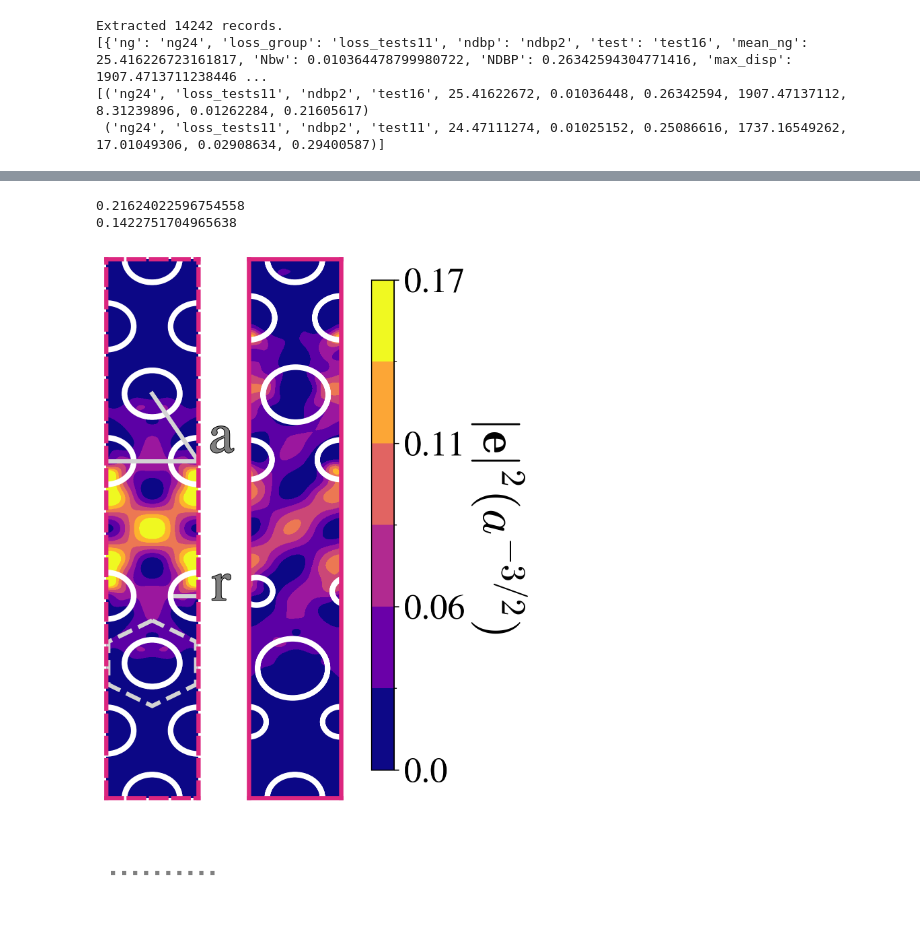
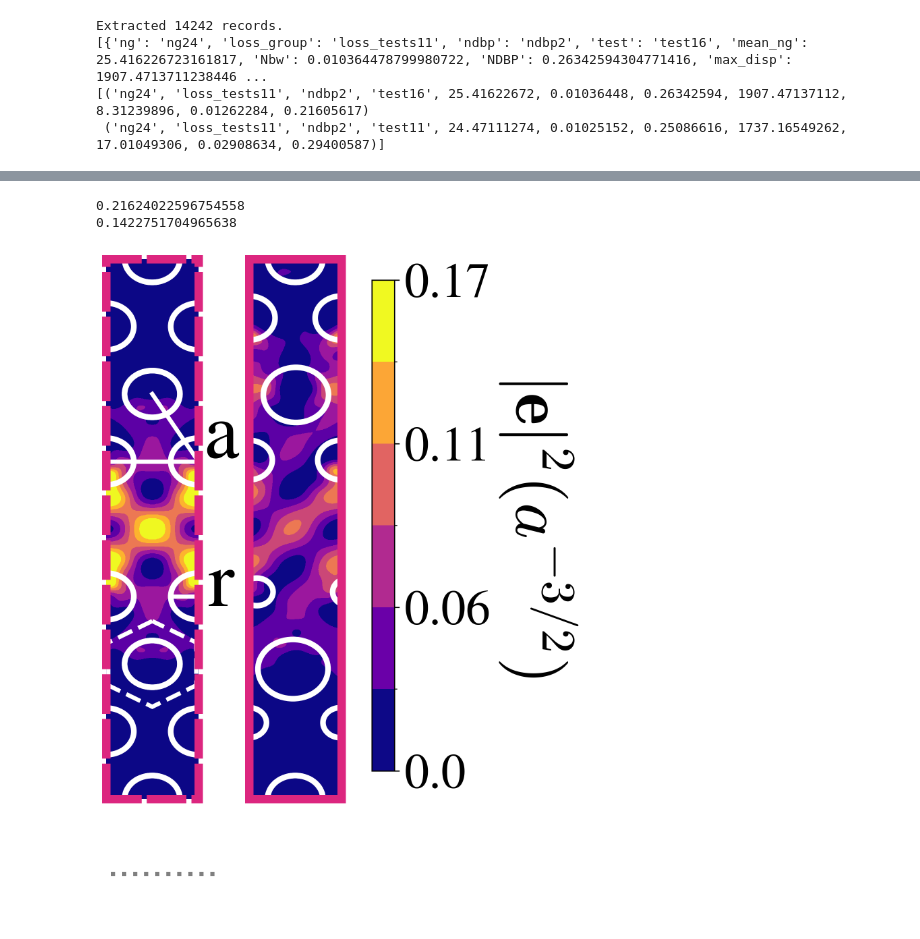
Before and after one commit to DominicJThompson/optGME, a Jupyter notebook: paper2/plots/diagramsV2.ipynb, the cells around one changed output, grey strips where cells are left out. Saved outputs shown, nothing was run; the diff lists cells and outputs as text; code cells hidden in the pictures.

```diff
--- a/paper2/plots/diagramsV2.ipynb
+++ b/paper2/plots/diagramsV2.ipynb
@@ -312,6 +322,9 @@ plt.clabel(contour, fmt="%.2f", fontsize=10, colors='white')
 <a list of 6 text.Text objects>
 [figure]
 # %%
+# Add a text scale parameter for easy scaling of all text sizes
+text_scale = 1.4  # Set this to your desired scale (e.g., 1.2 for 20% larger text)
+
 fig = plt.figure(figsize=(5.5/1.2,2.5/1.2),dpi=300)
 
 # percent threshold and ng value
@@ -319,7 +332,7 @@ ngs = [30,20,10,30,30]
 thresholds = [0.99,0.99,0.99,.70,.50]
 
 # Define annotation points (x positions) and labels
-label_xs = [10, 10, 10, 40, 80]
+label_xs = [10, 10, 11, 45, 200]
 label_texts = [
     r"(30,1%)",
     r"(20,1%)",
@@ -344,7 +357,7 @@ for i, (ing, it, color) in enumerate(zip(ngs, thresholds, list(cs.values()))):
         x_annot, y_annot,
         label_texts[i],
         color=color,
-        fontsize=14,
+        fontsize=12 * text_scale,
         ha='center', va='center',
         rotation=-27,
         bbox=dict(facecolor='white', edgecolor='none', pad=1.7, alpha=1)
@@ -360,14 +373,19 @@ for i in range(nsteps - 1):
                      color='gray', alpha=alpha, edgecolor=None,zorder=10)
 
 # add axis labels
-plt.ylabel(r'Loss [dB/cm/$n_g^2$]')
-plt.xlabel(r'Length [$\mu m$]')
+plt.ylabel(r'Loss (dB/cm/$n_g^2$)', fontsize=14 * text_scale)
+plt.xlabel(r'Length ($\mu m$)', fontsize=14 * text_scale)
 
 # add main reference label
-plt.text(1000,1.1,r'$\left(n_g, Loss\ Threshold\right)$',color='k',va='bottom',ha='right')
+plt.text(1000,1.1,r'$\left(n_g, Loss\ Threshold\right)$',
+         color='k',va='bottom',ha='right', fontsize=14 * text_scale)
+
 plt.yscale('log')
 plt.xscale('log')
 plt.xlim(5,1000)
 plt.ylim(1e-2,1)
+
+plt.tick_params(axis='both', labelsize=14 * text_scale)
+
 plt.show()
 # %% [output]
@@ -2390,6 +2414,9 @@ plt.show()
 from matplotlib.patches import RegularPolygon
 from matplotlib.colors import Normalize
 import matplotlib as mpl
+
+# --- Added: Set global text scale parameter here ---
+TEXT_SCALE_DIAGV2 = 1.4  # <- set to your preferred scale multiplier
 
 # Calculate k-point indices
 kOG = (endIOG+startIOG)//2
@@ -2433,26 +2460,34 @@ axins_left.set_xticks([]); axins_left.set_yticks([])
 for spine in axins_left.spines.values():
     spine.set_edgecolor(cs['m'])
     spine.set_linestyle('--')
-    spine.set_linewidth(3)
+    spine.set_linewidth(6)
 
 #draw the lines for a
-axins_left.plot([-0.5, 0.5], [np.sqrt(3)/2]*2, color='lightgray', linewidth=3, zorder=1)
-axins_left.plot([0.5, 0], [np.sqrt(3)/2, np.sqrt(3)], color='lightgray', linewidth=3, zorder=1)
-t = axins_left.text(.75,1.15, 'a', color='gray', ha='center', va='center', fontsize=40, zorder=1)
-
-t.set_path_effects([
-        pe.Stroke(linewidth=1, foreground="black"),  # outline thickness
-        pe.Normal()
-    ])
+axins_left.plot([-0.5, 0.5], [np.sqrt(3)/2]*2, color='white', linewidth=3, zorder=1)
+axins_left.plot([0.5, 0], [np.sqrt(3)/2, np.sqrt(3)], color='white', linewidth=3, zorder=1)
+t = axins_left.text(
+    .75,
+    1.15,
+    'a',
+    color='black',
+    ha='center',
+    va='center',
+    fontsize=40 * TEXT_SCALE_DIAGV2,
+    zorder=1
+)
 
 #draw the lines for r
-axins_left.plot([.5, .2], [-np.sqrt(3)/2]*2, color='lightgray', linewidth=3, zorder=0)
-t = axins_left.text(.75, -0.75, 'r', color='gray', ha='center', va='center', fontsize=40, zorder=1)
-
-t.set_path_effects([
-        pe.Stroke(linewidth=1, foreground="black"),  # outline thickness
-        pe.Normal()
-    ])
+axins_left.plot([.5, .2], [-np.sqrt(3)/2]*2, color='white', linewidth=3, zorder=0)
+t = axins_left.text(
+    .75,
+    -0.75,
+    'r',
+    color='black',
+    ha='center',
+    va='center',
+    fontsize=40 * TEXT_SCALE_DIAGV2,
+    zorder=1
+)
 
 # Add a hexagon patch with no center color and dashed gray outline at (-np.sqrt(3), 0)
 hex_patch = RegularPolygon(
@@ -2460,7 +2495,7 @@ hex_patch = RegularPolygon(
     numVertices=6,
     radius=0.55,
     orientation=0,
-    edgecolor='lightgray',
+    edgecolor='white',
     facecolor='none',
     linestyle='dashed',
     linewidth=3
@@ -2474,7 +2509,7 @@ axins_right.set_xlim(y_min, y_max)
 axins_right.set_xticks([]); axins_right.set_yticks([])
 for spine in axins_right.spines.values():
     spine.set_edgecolor(cs['m'])
-    spine.set_linewidth(3)
+    spine.set_linewidth(6)
 
 # ---- Add colorbar below everything ----
 # Use a ScalarMappable to create the colorbar
@@ -2489,36 +2524,41 @@ cb_ax = fig.add_axes([1, 0.15, 0.075, 0.7])
 # Example:
 # levels = np.linspace(vmin, vmax, N+1)  # N = number of discrete intervals, vmin/vmax as in your norm
 
 # Use a BoundaryNorm for discrete steps, like in your plot:
 from matplotlib.colors import BoundaryNorm
 
 levels = np.linspace(0, vmax_val, 7)  # same as used in plot
 norm_disc = BoundaryNorm(levels, ncolors=cmap.N, clip=True)
 sm_disc = mpl.cm.ScalarMappable(cmap=cmap, norm=norm_disc)
 sm_disc.set_array([])
 
 cb = fig.colorbar(
     sm_disc,
     cax=cb_ax,
     orientation='vertical',
     ticks=levels,
     boundaries=levels,
     spacing='proportional',
 )
 cb.ax.yaxis.set_label_position('right')
 #cb.ax.yaxis.tick_left()
 
-cb.set_label(r"$|\mathbf{e}|^2 (a^{-3/2})$", fontsize=35, rotation=270, labelpad=45)
-cb.ax.tick_params(labelsize=25)
+cb.set_label(
+    r"$|\mathbf{e}|^2 (a^{-3/2})$",
+    fontsize=35 * TEXT_SCALE_DIAGV2,
+    rotation=270,
+    labelpad=45 * TEXT_SCALE_DIAGV2
+)
+cb.ax.tick_params(labelsize=25 * TEXT_SCALE_DIAGV2)
 tick_locs = levels[::2]
 cb.set_ticks(tick_locs)
 cb.set_ticklabels([np.round(l, 2) for l in tick_locs])
 
 plt.show()
 # %% [output]
 0.21624022596754558
 0.1422751704965638
-[figure, old version]
+[figure, new version]
 # %%
 # plot just a dashed line with transparent background
 fig, ax = plt.subplots(figsize=(1.5,1))
```
Also changed, not shown: parts of 8 cells of this notebook, 2 other files.
